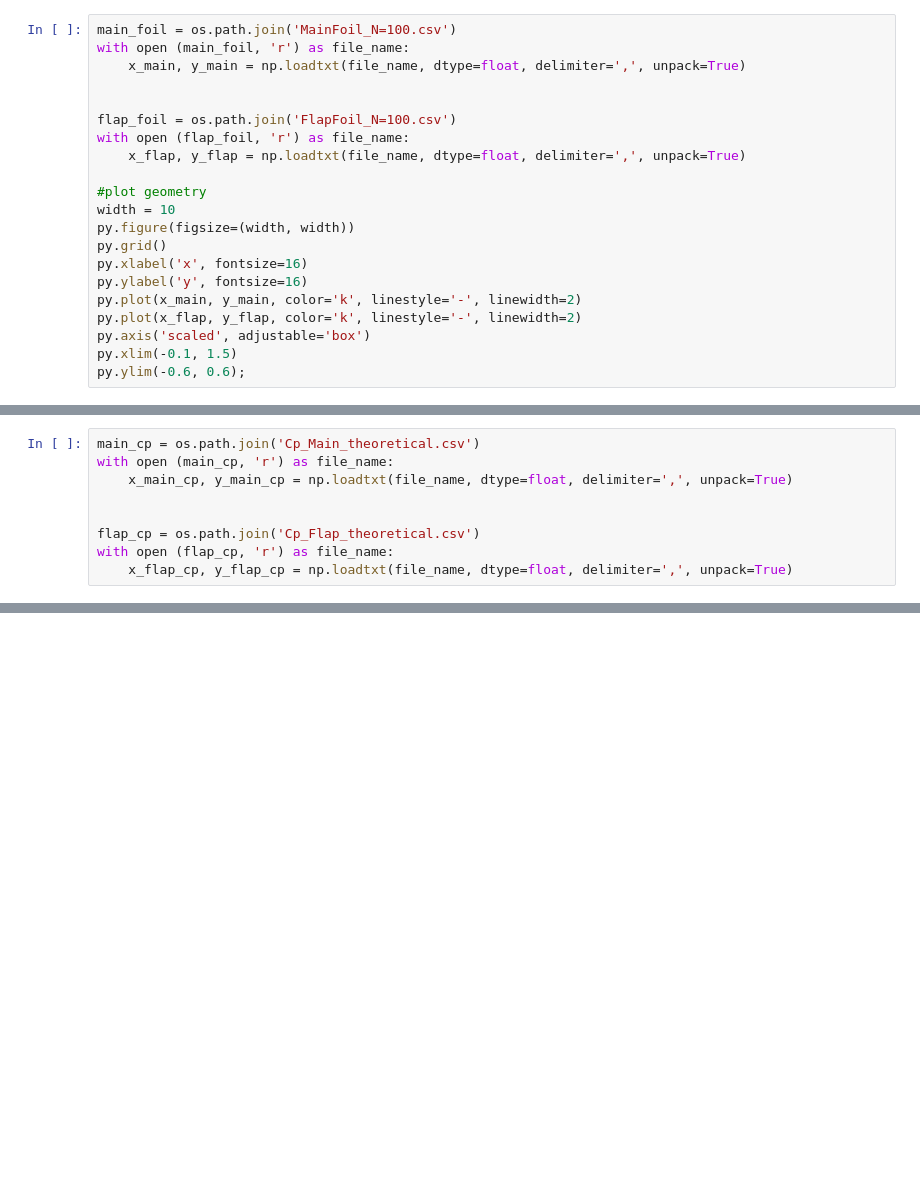
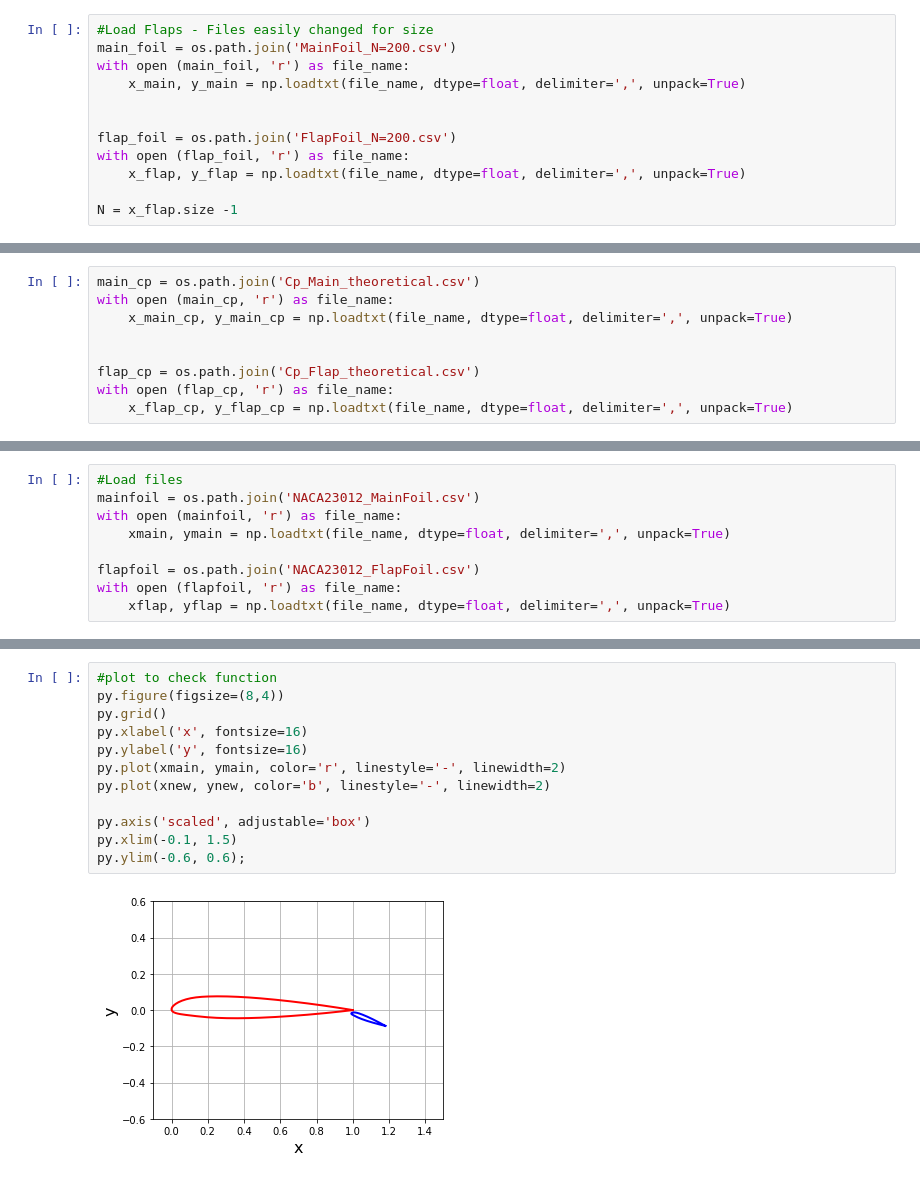
Before and after one commit to asabbagha/MAE6226, a Jupyter notebook: Assignment3/Assignment3.ipynb, the cells around one changed output, grey strips where cells are left out. Cells and saved outputs as stored; diff of their text form; blank space fills up the shorter version.

```diff
--- a/Assignment3/Assignment3.ipynb
+++ b/Assignment3/Assignment3.ipynb
@@ -9,23 +9,14 @@ from scipy import integrate, linalg
 from matplotlib import pyplot as py
 %matplotlib inline
 # %%
-main_foil = os.path.join('MainFoil_N=100.csv')
+#Load Flaps - Files easily changed for size
+main_foil = os.path.join('MainFoil_N=200.csv')
 with open (main_foil, 'r') as file_name:
     x_main, y_main = np.loadtxt(file_name, dtype=float, delimiter=',', unpack=True)
 
 
-flap_foil = os.path.join('FlapFoil_N=100.csv')
+flap_foil = os.path.join('FlapFoil_N=200.csv')
 with open (flap_foil, 'r') as file_name:
     x_flap, y_flap = np.loadtxt(file_name, dtype=float, delimiter=',', unpack=True)
 
-#plot geometry
-width = 10
-py.figure(figsize=(width, width))
-py.grid()
-py.xlabel('x', fontsize=16)
-py.ylabel('y', fontsize=16)
-py.plot(x_main, y_main, color='k', linestyle='-', linewidth=2)
-py.plot(x_flap, y_flap, color='k', linestyle='-', linewidth=2)
-py.axis('scaled', adjustable='box')
-py.xlim(-0.1, 1.5)
-py.ylim(-0.6, 0.6);
+N = x_flap.size -1
@@ -276,0 +271,9 @@ print('lift coefficient: CL = {:0.3f}'.format(cl))
+# %%
+#Load files
+mainfoil = os.path.join('NACA23012_MainFoil.csv')
+with open (mainfoil, 'r') as file_name:
+    xmain, ymain = np.loadtxt(file_name, dtype=float, delimiter=',', unpack=True)
+
+flapfoil = os.path.join('NACA23012_FlapFoil.csv')
+with open (flapfoil, 'r') as file_name:
+    xflap, yflap = np.loadtxt(file_name, dtype=float, delimiter=',', unpack=True)
@@ -276,0 +298,14 @@ print('lift coefficient: CL = {:0.3f}'.format(cl))
+# %%
+#plot to check function
+py.figure(figsize=(8,4))
+py.grid()
+py.xlabel('x', fontsize=16)
+py.ylabel('y', fontsize=16)
+py.plot(xmain, ymain, color='r', linestyle='-', linewidth=2)
+py.plot(xnew, ynew, color='b', linestyle='-', linewidth=2)
+
+py.axis('scaled', adjustable='box')
+py.xlim(-0.1, 1.5)
+py.ylim(-0.6, 0.6);
+# %% [output]
+[figure, added]
```
Also changed, not shown: parts of 38 cells of this notebook.
